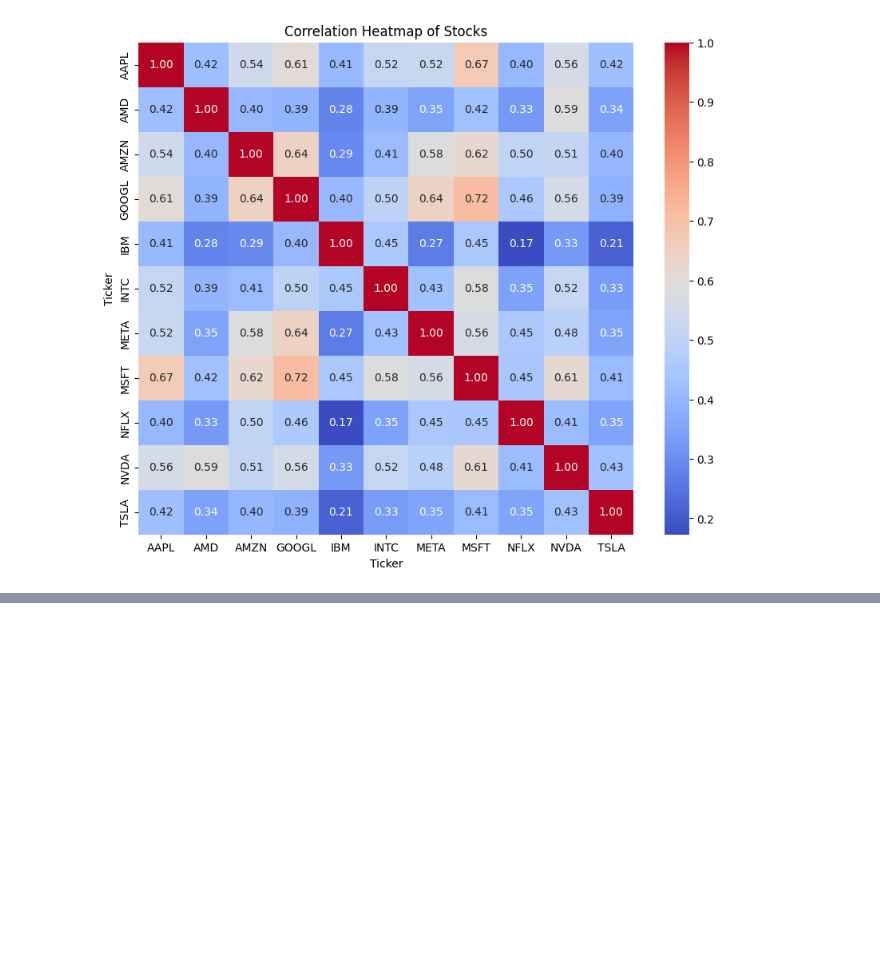
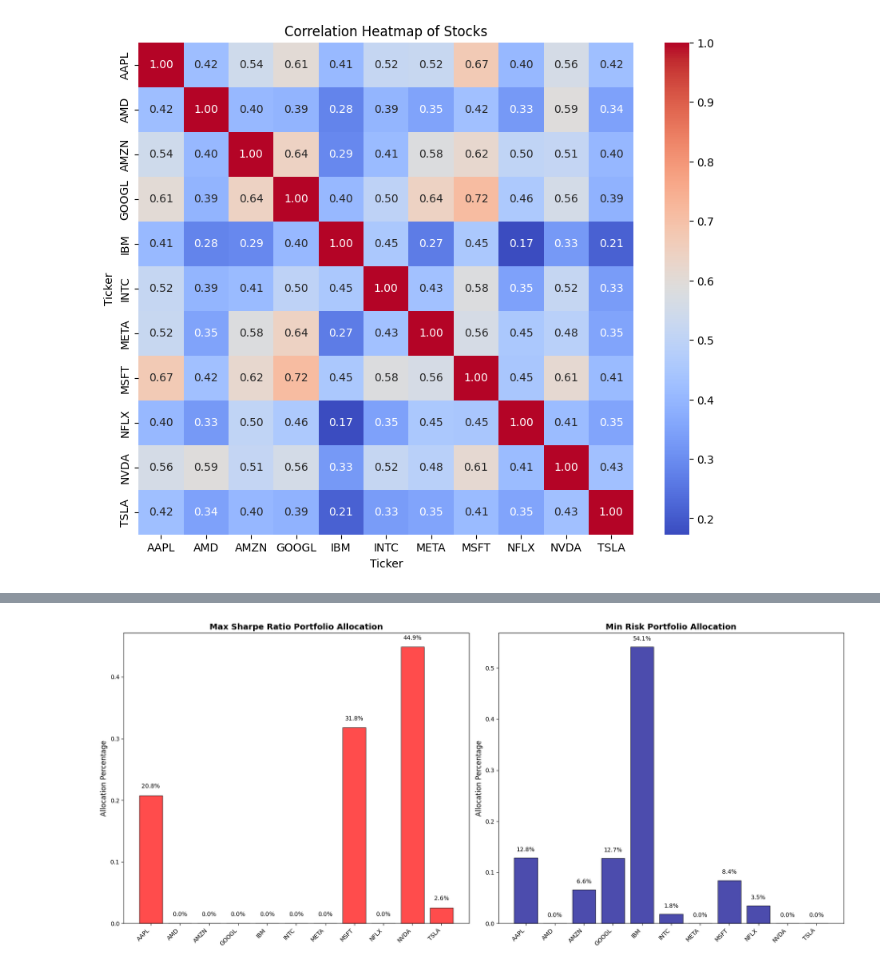
Before and after one commit to PawelWozniak1/Portfolio_optimalization, a Jupyter notebook: Modern_Portfolio_Theory.ipynb, the cells around one changed output, grey strips where cells are left out. Cells and saved outputs as stored; diff of their text form; code cells hidden in the pictures; blank space fills up the shorter version.

Commit message:
aditional plots

```diff
--- a/Modern_Portfolio_Theory.ipynb
+++ b/Modern_Portfolio_Theory.ipynb
@@ -173,0 +174,41 @@ plt.show()
+# %%
+# Get weights for the Max Sharpe Ratio and Min Risk portfolios
+max_sharpe_weights = optimal_sharpe.x  # weights from the optimal Sharpe Ratio portfolio
+min_risk_weights = optimal_risk.x  # weights from the minimum risk portfolio
+
+# Define labels for histograms
+asset_labels = data.columns  # Using the stock ticker names as labels
+x_positions = np.arange(len(asset_labels))  # Positions for each label on the x-axis
+
+# Plot histograms for each approach
+fig, (ax1, ax2) = plt.subplots(1, 2, figsize=(18, 8))
+
+# Max Sharpe Ratio Portfolio Allocation
+ax1.bar(x_positions, max_sharpe_weights, color="red", edgecolor="black", alpha=0.7)
+ax1.set_title("Max Sharpe Ratio Portfolio Allocation", fontsize=14, fontweight="bold")
+ax1.set_ylabel("Allocation Percentage", fontsize=12)
+ax1.set_xticks(x_positions)
+ax1.set_xticklabels(asset_labels, rotation=45, ha="right", fontsize=10)
+
+# Add percentage labels to the bars
+for i, weight in enumerate(max_sharpe_weights):
+    if weight >= 0:
+        ax1.text(i, weight + 0.01, f"{weight * 100:.1f}%", ha="center", va="bottom", fontsize=10, color="black")
+
+# Min Risk Portfolio Allocation
+ax2.bar(x_positions, min_risk_weights, color="darkblue", edgecolor="black", alpha=0.7)
+ax2.set_title("Min Risk Portfolio Allocation", fontsize=14, fontweight="bold")
+ax2.set_ylabel("Allocation Percentage", fontsize=12)
+ax2.set_xticks(x_positions)
+ax2.set_xticklabels(asset_labels, rotation=45, ha="right", fontsize=10)
+
+# Add percentage labels to the bars
+for i, weight in enumerate(min_risk_weights):
+    if weight >= 0:
+        ax2.text(i, weight + 0.01, f"{weight * 100:.1f}%", ha="center", va="bottom", fontsize=10, color="black")
+
+# Adjust layout and display plot
+plt.tight_layout()
+plt.show()
+# %% [output]
+[figure, added]
```
Also changed, not shown: parts of 3 cells of this notebook, 3 other files.
